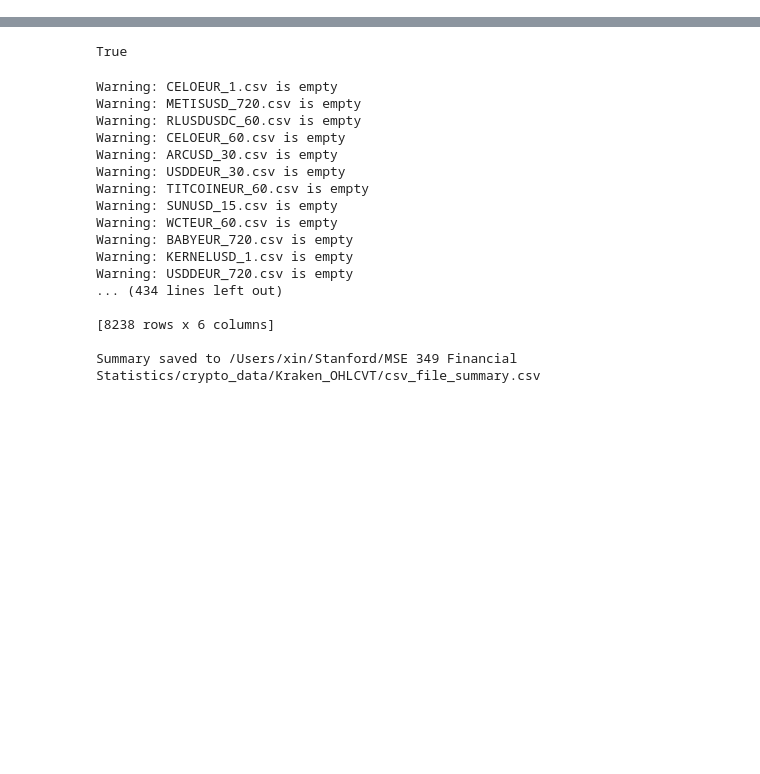
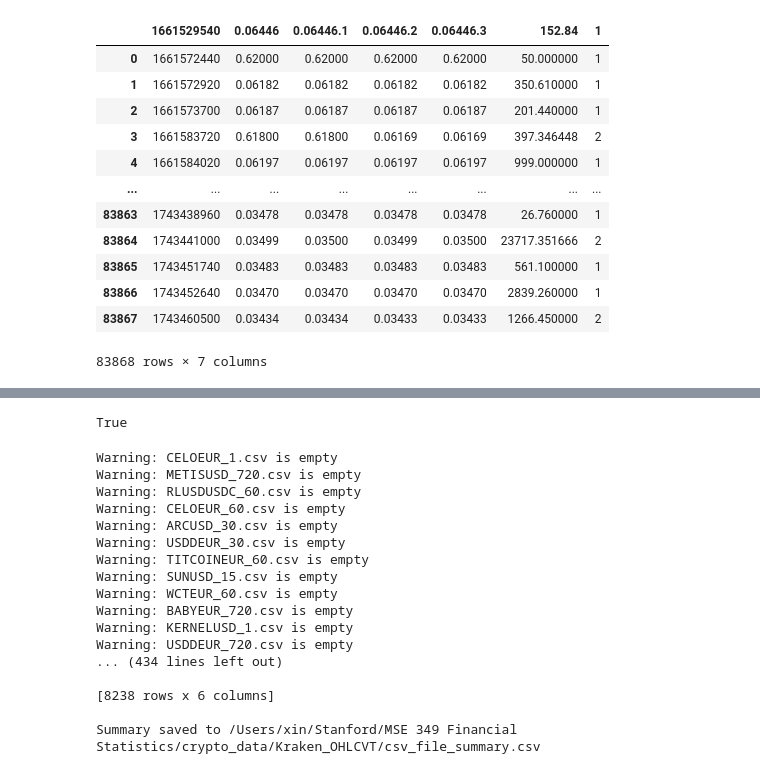
Before and after one commit to Xinxin-m/MSE349, a Jupyter notebook: kraken.ipynb, the cells around one changed output, grey strips where cells are left out. Drawn from its saved outputs; the diff is of its cells as text; code cells hidden in the pictures; blank space fills up the shorter version.

```diff
--- a/kraken.ipynb
+++ b/kraken.ipynb
@@ -42,0 +107,18 @@ def show_head(file_path):
+# %%
+df = pd.read_csv(in_folder_path + os.listdir(in_folder_path)[0])
+# %%
+df
+# %% [output]
+|  | 1661529540 | 0.06446 | 0.06446.1 | 0.06446.2 | 0.06446.3 | 152.84 | 1 |
+| 0 | 1661572440 | 0.62000 | 0.62000 | 0.62000 | 0.62000 | 50.000000 | 1 |
+| 1 | 1661572920 | 0.06182 | 0.06182 | 0.06182 | 0.06182 | 350.610000 | 1 |
+| 2 | 1661573700 | 0.06187 | 0.06187 | 0.06187 | 0.06187 | 201.440000 | 1 |
+| 3 | 1661583720 | 0.61800 | 0.61800 | 0.06169 | 0.06169 | 397.346448 | 2 |
+| 4 | 1661584020 | 0.06197 | 0.06197 | 0.06197 | 0.06197 | 999.000000 | 1 |
+| ... | ... | ... | ... | ... | ... | ... | ... |
+| 83863 | 1743438960 | 0.03478 | 0.03478 | 0.03478 | 0.03478 | 26.760000 | 1 |
+| 83864 | 1743441000 | 0.03499 | 0.03500 | 0.03499 | 0.03500 | 23717.351666 | 2 |
+| 83865 | 1743451740 | 0.03483 | 0.03483 | 0.03483 | 0.03483 | 561.100000 | 1 |
+| 83866 | 1743452640 | 0.03470 | 0.03470 | 0.03470 | 0.03470 | 2839.260000 | 1 |
+| 83867 | 1743460500 | 0.03434 | 0.03434 | 0.03433 | 0.03433 | 1266.450000 | 2 |
+83868 rows × 7 columns
```
Also changed, not shown: parts of 11 cells of this notebook, 6 other files.
